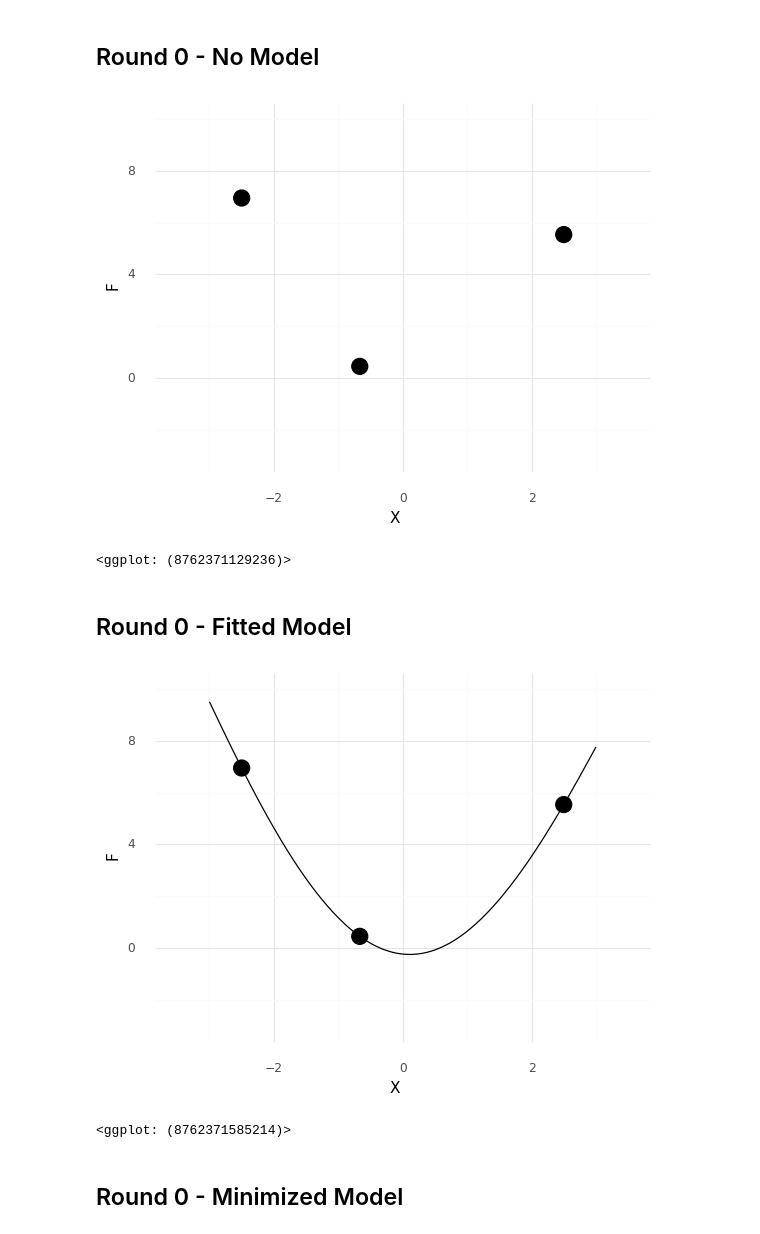
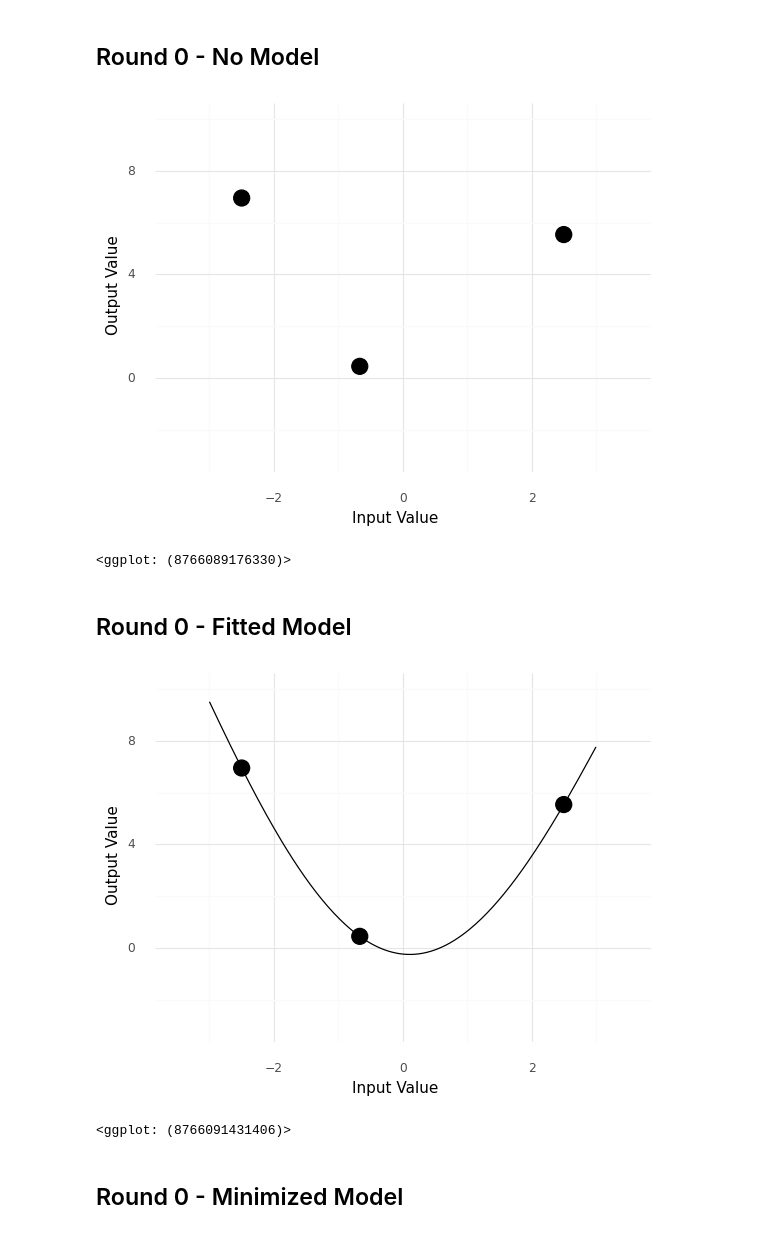
Before and after one commit to belisleb/perovskite-solar, a Jupyter notebook: figures.ipynb, the cells around one changed output. Saved outputs shown, nothing was run; the diff lists cells and outputs as text; code cells hidden in the pictures.

```diff
--- a/figures.ipynb
+++ b/figures.ipynb
@@ -697,27 +697,27 @@ Calling plot_sinew_outputs....
 # %%
 df_init = gr.eval_df(
     md_multi,
     df=gr.df_make(x=[-2.5, -2/3, +2.5]),
 )
 
 p = (
     df_init
     >> gr.ggplot(gr.aes("x", "f"))
     + gr.geom_point(size=6)
     + gr.scale_x_continuous(limits=(-3.5, +3.5))
     + gr.scale_y_continuous(limits=(-3.0, 10))
     + gr.theme_minimal()
     + gr.theme(panel_background=gr.element_rect(fill="white"))
     + gr.labs(
-        x="X",
-        y="F",
+        x="Input Value",
+        y="Output Value",
     )
 )
 p.save("./images/sdoe-round0-nofit.png")
 p
 # %% [output]
-[figure, old version]
+[figure, new version]
-<ggplot: (8762371129236)>
+<ggplot: (8766089176330)>
 # %% [markdown]
 ## Round 0 - Fitted Model
 # %%
@@ -747,15 +747,15 @@ p = (
     + gr.theme_minimal()
     + gr.theme(panel_background=gr.element_rect(fill="white"))
     + gr.labs(
-        x="X",
-        y="F",
+        x="Input Value",
+        y="Output Value",
     )
 )
 p.save("./images/sdoe-round0.png")
 p
 # %% [output]
-[figure, old version]
+[figure, new version]
-<ggplot: (8762371585214)>
+<ggplot: (8766091431406)>
 # %% [markdown]
 ## Round 0 - Minimized Model
 # %%
```
Also changed, not shown: parts of 17 cells of this notebook.
